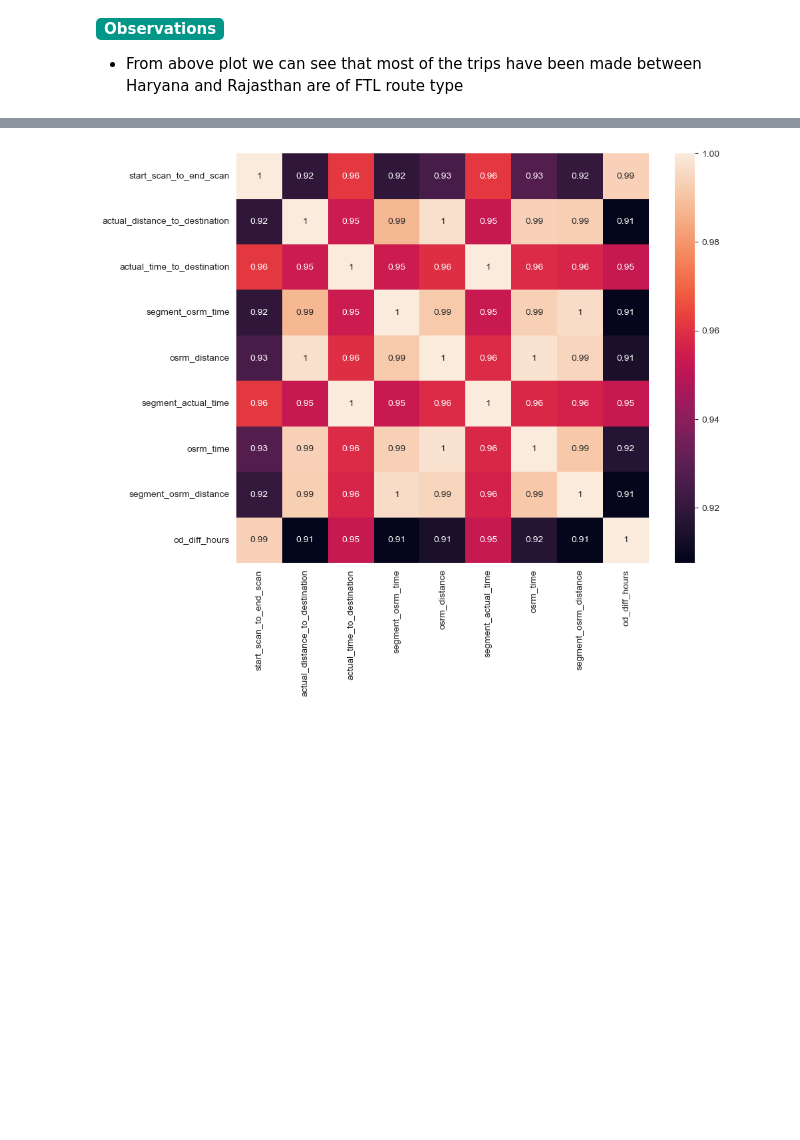
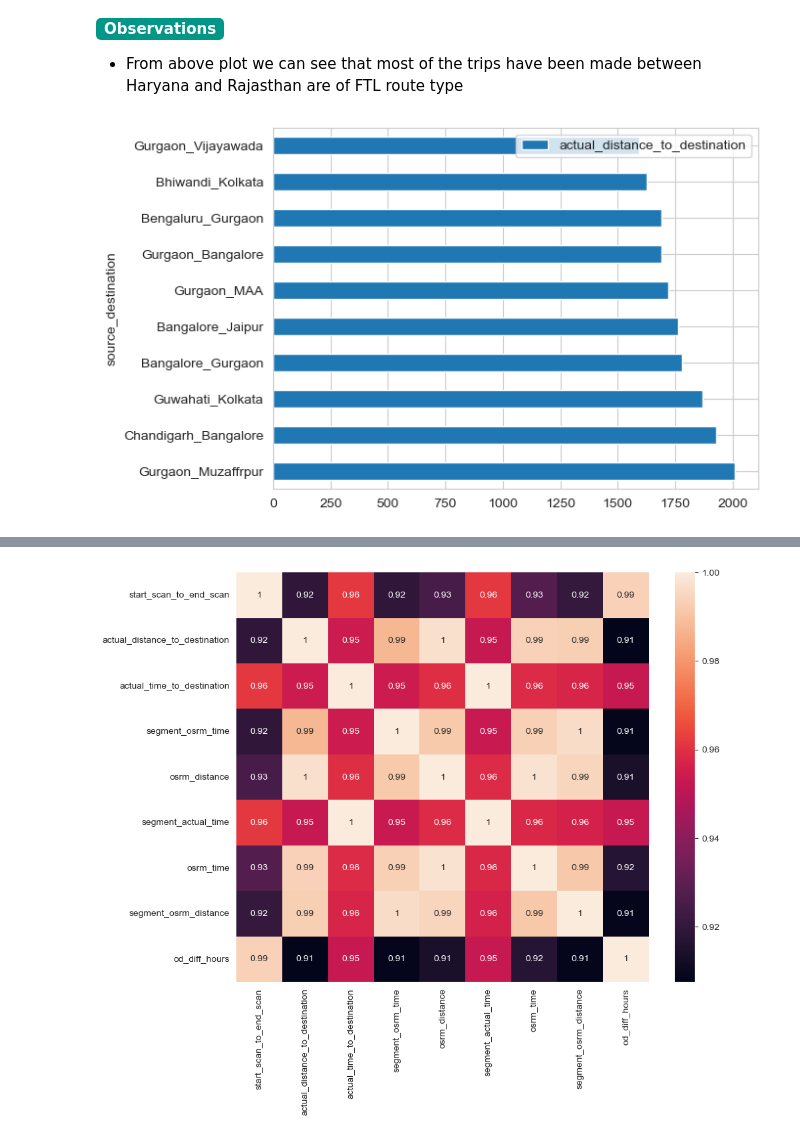
Before and after one commit to gautamnaik1994/Delhivery-Data-Engineering-Case-Study, a Jupyter notebook: CaseStudy.ipynb, the cells around one changed output, grey strips where cells are left out. Drawn from its saved outputs; the diff is of its cells as text; code cells hidden in the pictures; blank space fills up the shorter version.

```diff
--- a/CaseStudy.ipynb
+++ b/CaseStudy.ipynb
@@ -417,3 +402,15 @@ route_based_cnt[["source_destination", "FTL"]].sort_values(
 # %% [markdown]
 <b style="padding: 2px 8px;border-radius: 5px;background: #009688;color: #fff;display: inline-block;">Observations</b>
 - From above plot we can see that most of the trips have been made between Haryana and Rajasthan are of FTL route type
+# %%
+db.sql("""
+select
+       concat(source_city,'_', destination_city) source_destination
+       , round(avg(actual_distance_to_destination),2) actual_distance_to_destination
+       from trip_df
+       group by source_city, destination_city
+       order by actual_distance_to_destination desc
+       limit 10
+""").to_df().plot(kind="barh", x="source_destination", y="actual_distance_to_destination");
+# %% [output]
+[figure, added]
```
Also changed, not shown: parts of 39 cells of this notebook, 2 other files.
